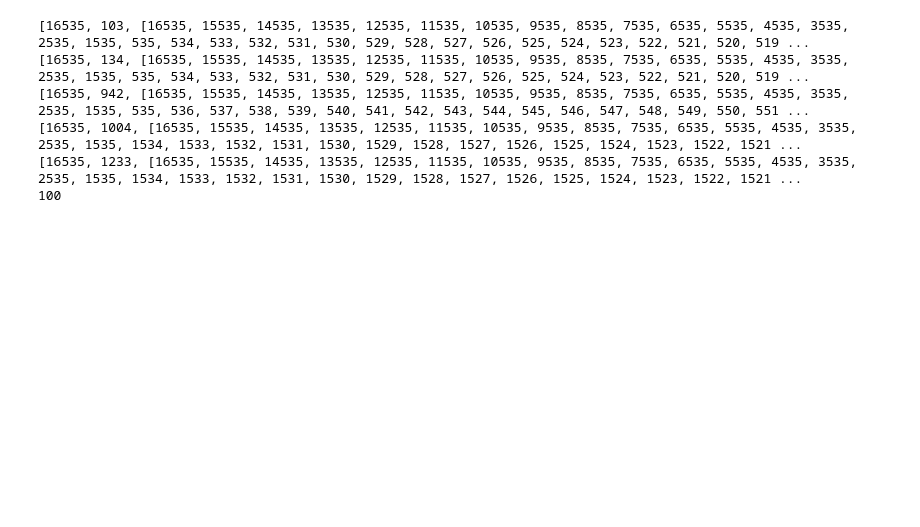
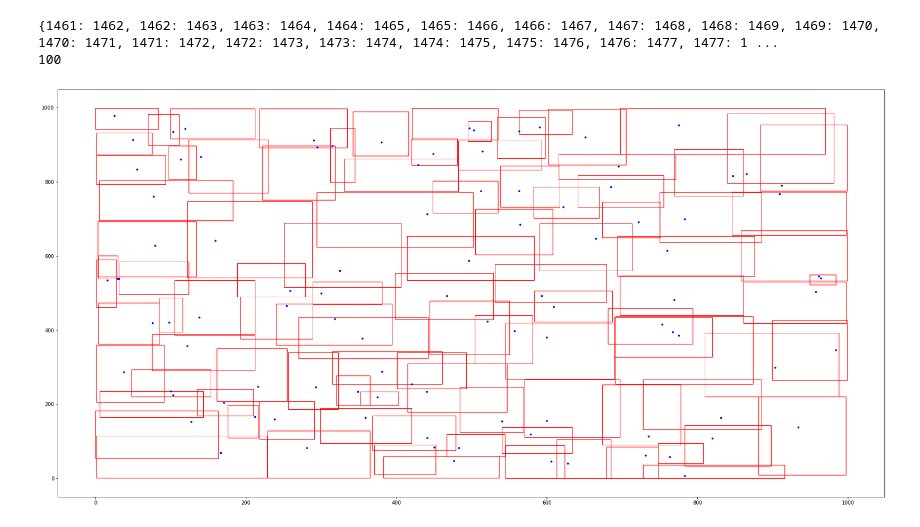
Before and after one commit to billguerrerog/cc41_tf_201821590_20181B402_201811208_201823346_201823838, a Jupyter notebook: Graph.ipynb, the cells around one changed output. Cells and saved outputs as stored; diff of their text form; code cells hidden in the pictures; blank space fills up the shorter version.

```diff
--- a/Graph.ipynb
+++ b/Graph.ipynb
@@ -270,0 +316,2 @@ routes = bfs_alm(nodes_copy, len(nodes_copy))
+# %%
+regions = all_regions(asigned_delivery_points)
@@ -271,11 +387,35 @@ routes = bfs_alm(nodes_copy, len(nodes_copy))
+# %%
+asigned_adj, routes = all_regions_dijkstra(regions, asigned_delivery_points)
 # %%
-for i in range(5):
-    print(routes[0][i])
+for i in range(1):
+    print(routes[i])
 print(len(routes))
 # %% [output]
-[16535, 103, [16535, 15535, 14535, 13535, 12535, 11535, 10535, 9535, 8535, 7535, 6535, 5535, 4535, 3535, 2535, 1535, 535, 534, 533, 532, 531, 530, 529, 528, 527, 526, 525, 524, 523, 522, 521, 520, 519 ...
-[16535, 134, [16535, 15535, 14535, 13535, 12535, 11535, 10535, 9535, 8535, 7535, 6535, 5535, 4535, 3535, 2535, 1535, 535, 534, 533, 532, 531, 530, 529, 528, 527, 526, 525, 524, 523, 522, 521, 520, 519 ...
-[16535, 942, [16535, 15535, 14535, 13535, 12535, 11535, 10535, 9535, 8535, 7535, 6535, 5535, 4535, 3535, 2535, 1535, 535, 536, 537, 538, 539, 540, 541, 542, 543, 544, 545, 546, 547, 548, 549, 550, 551 ...
-[16535, 1004, [16535, 15535, 14535, 13535, 12535, 11535, 10535, 9535, 8535, 7535, 6535, 5535, 4535, 3535, 2535, 1535, 1534, 1533, 1532, 1531, 1530, 1529, 1528, 1527, 1526, 1525, 1524, 1523, 1522, 1521 ...
-[16535, 1233, [16535, 15535, 14535, 13535, 12535, 11535, 10535, 9535, 8535, 7535, 6535, 5535, 4535, 3535, 2535, 1535, 1534, 1533, 1532, 1531, 1530, 1529, 1528, 1527, 1526, 1525, 1524, 1523, 1522, 1521 ...
+{1461: 1462, 1462: 1463, 1463: 1464, 1464: 1465, 1465: 1466, 1466: 1467, 1467: 1468, 1468: 1469, 1469: 1470, 1470: 1471, 1471: 1472, 1472: 1473, 1473: 1474, 1474: 1475, 1475: 1476, 1476: 1477, 1477: 1 ...
 100
+# %%
+for i in range(len(regions)):
+    print(regions[i])
+# %%
+import matplotlib.patches as patches
+
+fig, ax = plt.subplots()
+
+for i in range(100):
+    clr = 'red'
+    min_x = regions[i][1][0]
+    min_y = regions[i][1][1]
+    max_x = regions[i][1][2]
+    max_y = regions[i][1][3]
+    rect = patches.Rectangle((min_x, min_y), max_x - min_x, max_y - min_y, linewidth=1, edgecolor='r', facecolor='none')
+    ax.add_patch(rect)
+    cm = 1/2.54
+    plt.rcParams["figure.figsize"] = [60*cm, 30*cm]
+    alm_x, alm_y = get_coords(regions[i][0])
+    plt.plot(alm_x, alm_y, '.', color='blue')
+    plt.rcParams["figure.autolayout"] = True
+    plt.plot
+
+plt.show()
+# %% [output]
+[figure, added]
```
Also changed, not shown: parts of 20 cells of this notebook.
